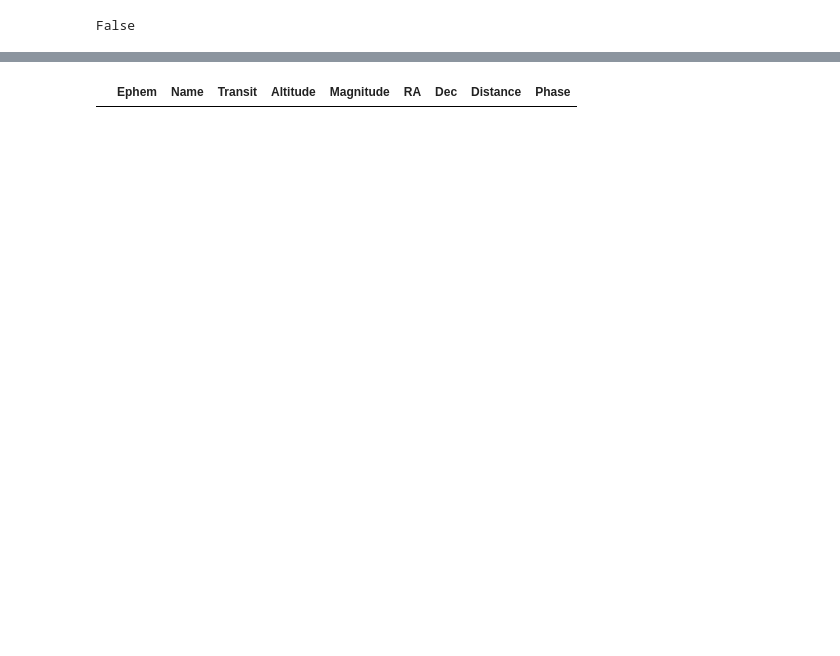
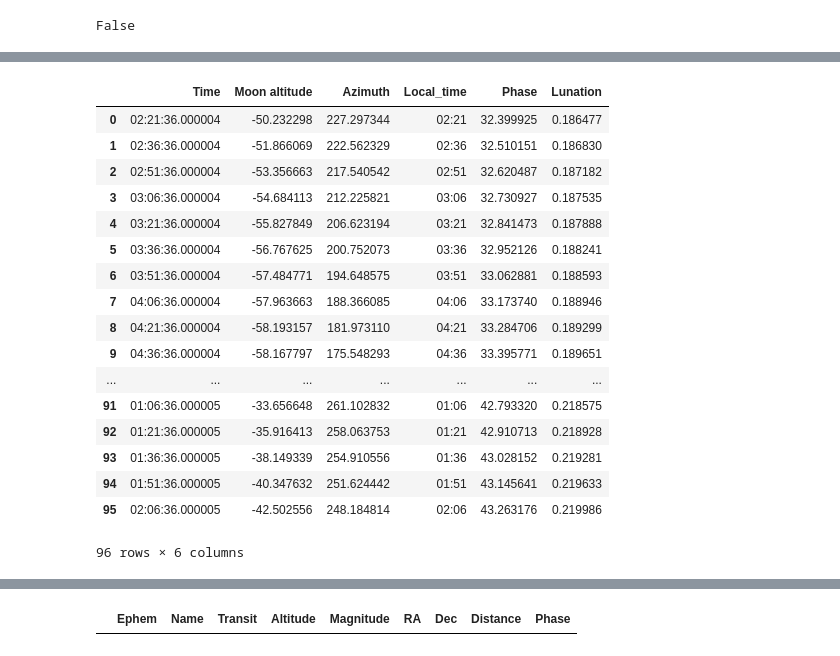
Before and after one commit to pozar87/apts, a Jupyter notebook: Test.ipynb, the cells around one changed output, grey strips where cells are left out. Saved outputs shown, nothing was run; the diff lists cells and outputs as text; code cells hidden in the pictures; blank space fills up the shorter version.

```diff
--- a/Test.ipynb
+++ b/Test.ipynb
@@ -69,3 +66,24 @@ o.place.plot_moon_path()
+# %%
+place.moon_path()
+# %% [output]
+|  | Time | Moon altitude | Azimuth | Local_time | Phase | Lunation |
+| 0 | 02:21:36.000004 | -50.232298 | 227.297344 | 02:21 | 32.399925 | 0.186477 |
+| 1 | 02:36:36.000004 | -51.866069 | 222.562329 | 02:36 | 32.510151 | 0.186830 |
+| 2 | 02:51:36.000004 | -53.356663 | 217.540542 | 02:51 | 32.620487 | 0.187182 |
+| 3 | 03:06:36.000004 | -54.684113 | 212.225821 | 03:06 | 32.730927 | 0.187535 |
+| 4 | 03:21:36.000004 | -55.827849 | 206.623194 | 03:21 | 32.841473 | 0.187888 |
+| 5 | 03:36:36.000004 | -56.767625 | 200.752073 | 03:36 | 32.952126 | 0.188241 |
+| 6 | 03:51:36.000004 | -57.484771 | 194.648575 | 03:51 | 33.062881 | 0.188593 |
+| 7 | 04:06:36.000004 | -57.963663 | 188.366085 | 04:06 | 33.173740 | 0.188946 |
+| 8 | 04:21:36.000004 | -58.193157 | 181.973110 | 04:21 | 33.284706 | 0.189299 |
+| 9 | 04:36:36.000004 | -58.167797 | 175.548293 | 04:36 | 33.395771 | 0.189651 |
+| ... | ... | ... | ... | ... | ... | ... |
+| 91 | 01:06:36.000005 | -33.656648 | 261.102832 | 01:06 | 42.793320 | 0.218575 |
+| 92 | 01:21:36.000005 | -35.916413 | 258.063753 | 01:21 | 42.910713 | 0.218928 |
+| 93 | 01:36:36.000005 | -38.149339 | 254.910556 | 01:36 | 43.028152 | 0.219281 |
+| 94 | 01:51:36.000005 | -40.347632 | 251.624442 | 01:51 | 43.145641 | 0.219633 |
+| 95 | 02:06:36.000005 | -42.502556 | 248.184814 | 02:06 | 43.263176 | 0.219986 |
+96 rows × 6 columns
 # %%
 #n = Notify('lpozarlik@gmail.com')
 #n.send(o)
```
Also changed, not shown: parts of 11 cells of this notebook, 4 other files.
